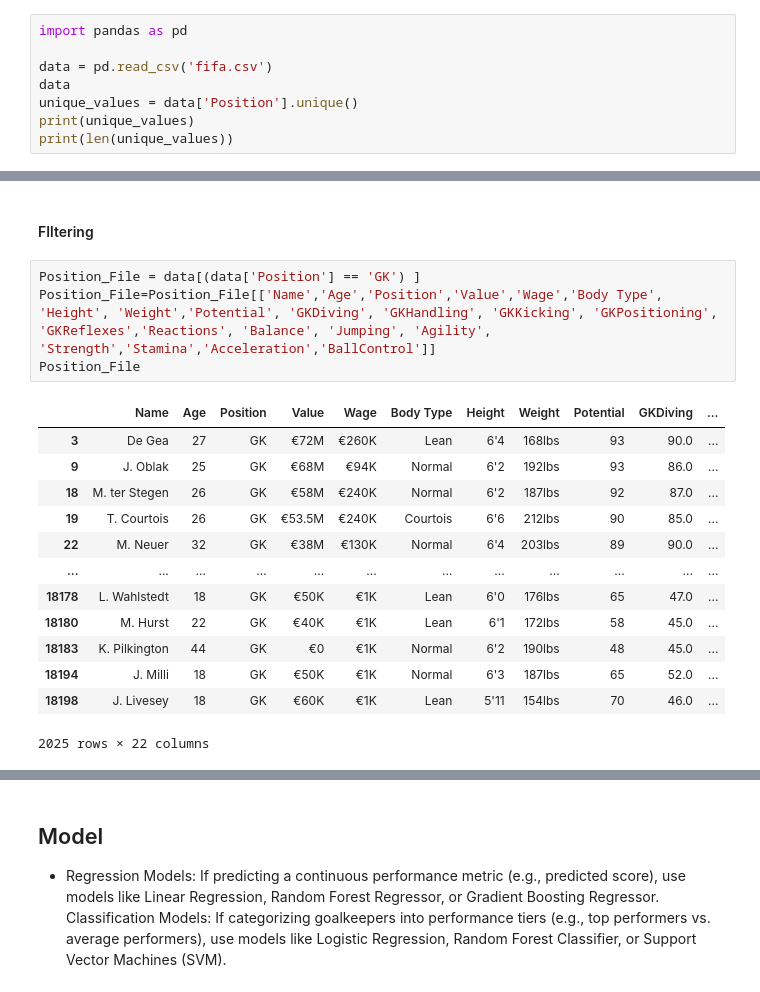
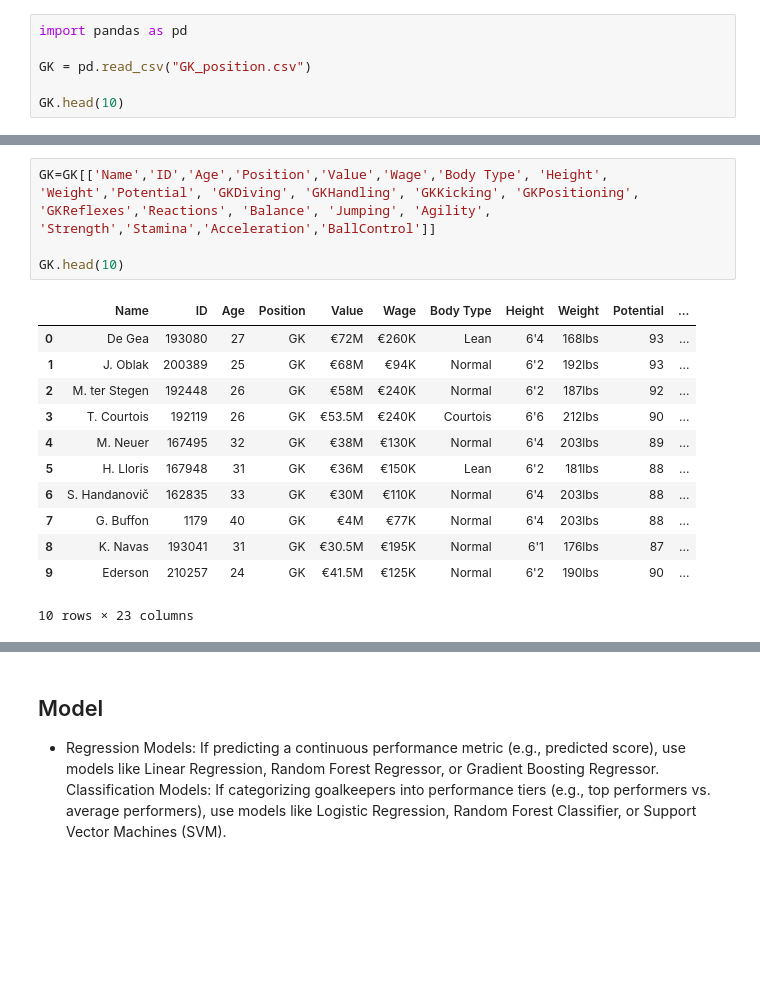
Before and after one commit to Vgoyal6809/Fifa, a Jupyter notebook: Goal_Keeper.ipynb, the cells around one changed output, grey strips where cells are left out. Saved outputs shown, nothing was run; the diff lists cells and outputs as text; blank space fills up the shorter version.

```diff
--- a/Goal_Keeper.ipynb
+++ b/Goal_Keeper.ipynb
@@ -4,9 +1,7 @@
 # %%
 import pandas as pd
 
-data = pd.read_csv('fifa.csv')
-data
-unique_values = data['Position'].unique()
-print(unique_values)
-print(len(unique_values))
+GK = pd.read_csv("GK_position.csv")
+
+GK.head(10)
 # %% [output]
@@ -45,20 +20,17 @@ print(data.head(10))
-# %% [markdown]
-#### FIltering
 # %%
-Position_File = data[(data['Position'] == 'GK') ]
-Position_File=Position_File[['Name','Age','Position','Value','Wage','Body Type', 'Height', 'Weight','Potential', 'GKDiving', 'GKHandling', 'GKKicking', 'GKPositioning', 'GKReflexes','Reactions', 'Balance', 'Jumping', 'Agility', 'Strength','Stamina','Acceleration','BallControl']]
-Position_File
+GK=GK[['Name','ID','Age','Position','Value','Wage','Body Type', 'Height', 'Weight','Potential', 'GKDiving', 'GKHandling', 'GKKicking', 'GKPositioning', 'GKReflexes','Reactions', 'Balance', 'Jumping', 'Agility', 'Strength','Stamina','Acceleration','BallControl']]
+
+GK.head(10)
 # %% [output]
-|  | Name | Age | Position | Value | Wage | Body Type | Height | Weight | Potential | GKDiving | ... |
-| 3 | De Gea | 27 | GK | €72M | €260K | Lean | 6'4 | 168lbs | 93 | 90.0 | ... |
-| 9 | J. Oblak | 25 | GK | €68M | €94K | Normal | 6'2 | 192lbs | 93 | 86.0 | ... |
-| 18 | M. ter Stegen | 26 | GK | €58M | €240K | Normal | 6'2 | 187lbs | 92 | 87.0 | ... |
-| 19 | T. Courtois | 26 | GK | €53.5M | €240K | Courtois | 6'6 | 212lbs | 90 | 85.0 | ... |
-| 22 | M. Neuer | 32 | GK | €38M | €130K | Normal | 6'4 | 203lbs | 89 | 90.0 | ... |
-| ... | ... | ... | ... | ... | ... | ... | ... | ... | ... | ... | ... |
-| 18178 | L. Wahlstedt | 18 | GK | €50K | €1K | Lean | 6'0 | 176lbs | 65 | 47.0 | ... |
-| 18180 | M. Hurst | 22 | GK | €40K | €1K | Lean | 6'1 | 172lbs | 58 | 45.0 | ... |
-| 18183 | K. Pilkington | 44 | GK | €0 | €1K | Normal | 6'2 | 190lbs | 48 | 45.0 | ... |
-| 18194 | J. Milli | 18 | GK | €50K | €1K | Normal | 6'3 | 187lbs | 65 | 52.0 | ... |
-| 18198 | J. Livesey | 18 | GK | €60K | €1K | Lean | 5'11 | 154lbs | 70 | 46.0 | ... |
+|  | Name | ID | Age | Position | Value | Wage | Body Type | Height | Weight | Potential | ... |
+| 0 | De Gea | 193080 | 27 | GK | €72M | €260K | Lean | 6'4 | 168lbs | 93 | ... |
+| 1 | J. Oblak | 200389 | 25 | GK | €68M | €94K | Normal | 6'2 | 192lbs | 93 | ... |
+| 2 | M. ter Stegen | 192448 | 26 | GK | €58M | €240K | Normal | 6'2 | 187lbs | 92 | ... |
+| 3 | T. Courtois | 192119 | 26 | GK | €53.5M | €240K | Courtois | 6'6 | 212lbs | 90 | ... |
+| 4 | M. Neuer | 167495 | 32 | GK | €38M | €130K | Normal | 6'4 | 203lbs | 89 | ... |
+| 5 | H. Lloris | 167948 | 31 | GK | €36M | €150K | Lean | 6'2 | 181lbs | 88 | ... |
+| 6 | S. Handanovič | 162835 | 33 | GK | €30M | €110K | Normal | 6'4 | 203lbs | 88 | ... |
+| 7 | G. Buffon | 1179 | 40 | GK | €4M | €77K | Normal | 6'4 | 203lbs | 88 | ... |
+| 8 | K. Navas | 193041 | 31 | GK | €30.5M | €195K | Normal | 6'1 | 176lbs | 87 | ... |
+| 9 | Ederson | 210257 | 24 | GK | €41.5M | €125K | Normal | 6'2 | 190lbs | 90 | ... |
-2025 rows × 22 columns
+10 rows × 23 columns
```
Also changed, not shown: parts of 22 cells of this notebook, 2 other files.
